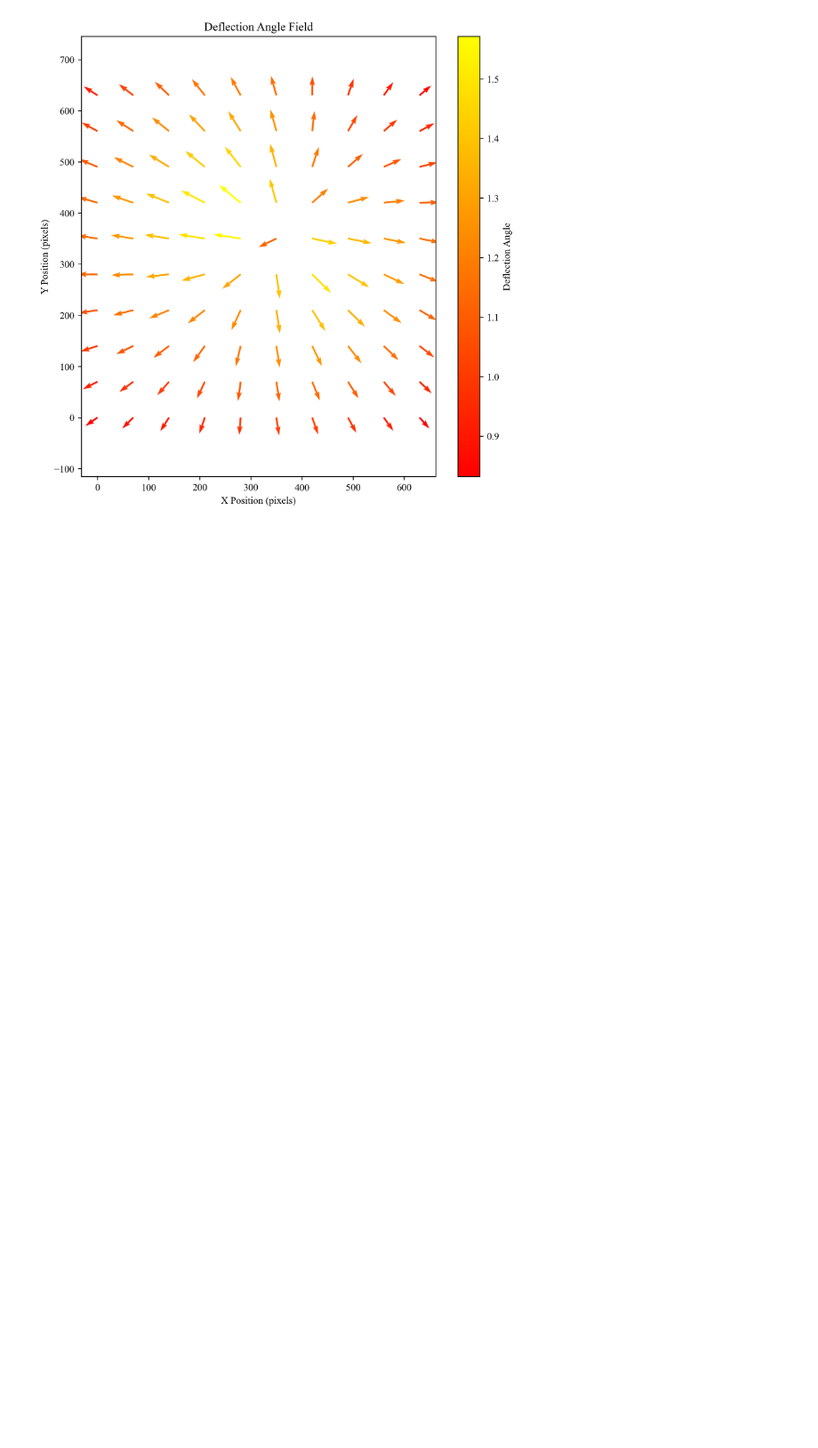
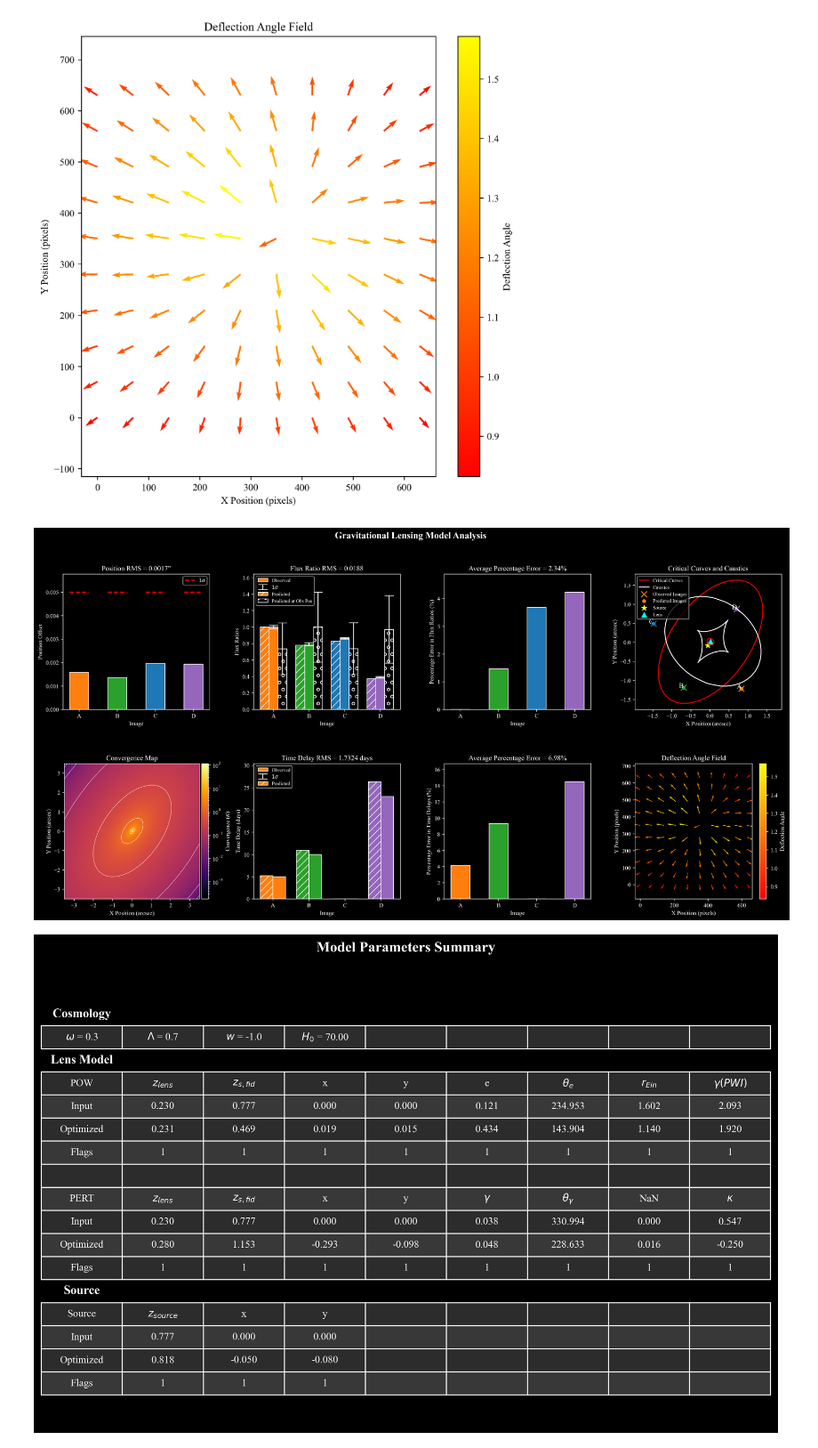
Before and after one commit to romms921/PyAutoGlaf, a Jupyter notebook: plotting.ipynb, the cells around one changed output. Shown at 89% size. Saved outputs shown, nothing was run; the diff lists cells and outputs as text; code cells hidden in the pictures; blank space fills up the shorter version.

Commit message:
added combined plot and saving

```diff
--- a/plotting.ipynb
+++ b/plotting.ipynb
@@ -1497,0 +1772,12 @@ plotting(obs_point, pred_point, bkg='white')
+# %%
+plotting(obs_point, pred_point, bkg='black', posrms=True, fluxrms=True, fluxpercent=True, critcurves=True, kappamap=True, timedelays=True, timedelaypercent=True, deflectionfield=True, table=True,
+         pos_rms_value=pos_rms, flux_rms_value=flux_rms_value, avg_percentage_error=avg_percentage_error, usemag=usemag, mag_ratio=mag_ratio, flux_obs_pos=flux_obs_pos,
+         xi_interp_inner=xi_interp_inner, yi_interp_inner=yi_interp_inner, xi_interp_outer=xi_interp_outer, yi_interp_outer=yi_interp_outer,
+         xs_interp_inner=xs_interp_inner, ys_interp_inner=ys_interp_inner, xs_interp_outer=xs_interp_outer, ys_interp_outer=ys_interp_outer,
+         source_params=source_params, lens_params=lens_params, kappa=kappa, x_low=x_low, x_up=x_up, y_low=y_low, y_up=y_up,
+         constraints=constraints, td_rms=td_rms, avg_percentage_error_td=avg_percentage_error_td,
+         sections_to_plot=sections_to_plot,
+         Xs=Xs, Ys=Ys, Us=Us, Vs=Vs, alphas=alphas, save=True)
+# %% [output]
+[figure, added]
+[figure, added]
```
Also changed, not shown: parts of 4 cells of this notebook, 4 other files.
